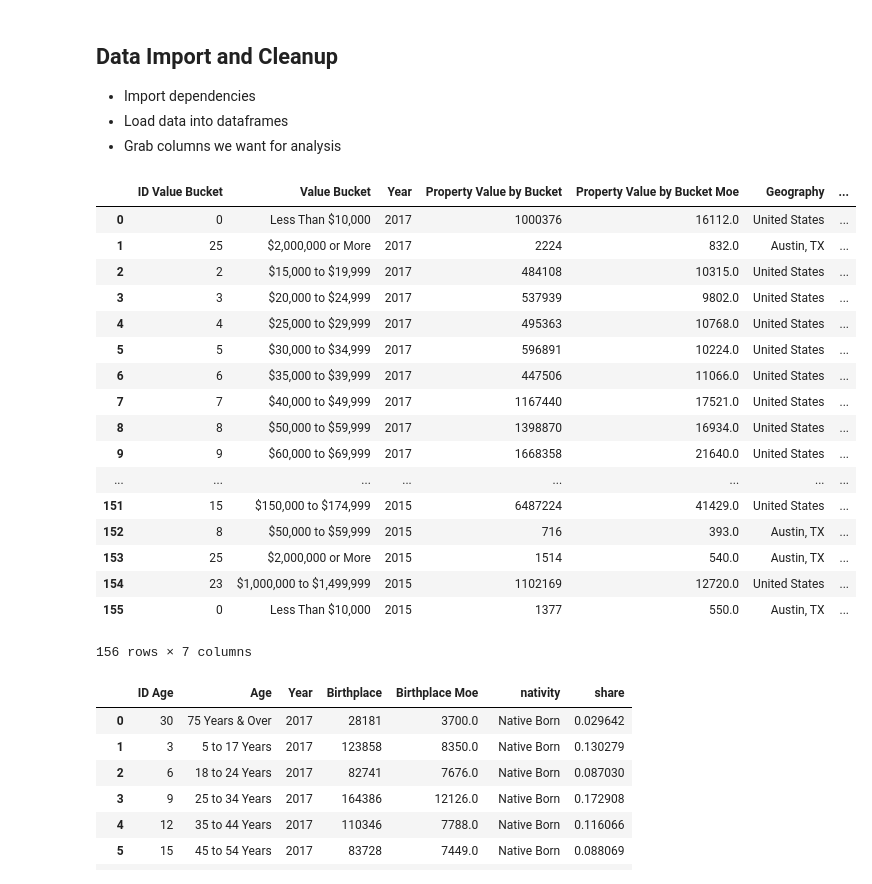
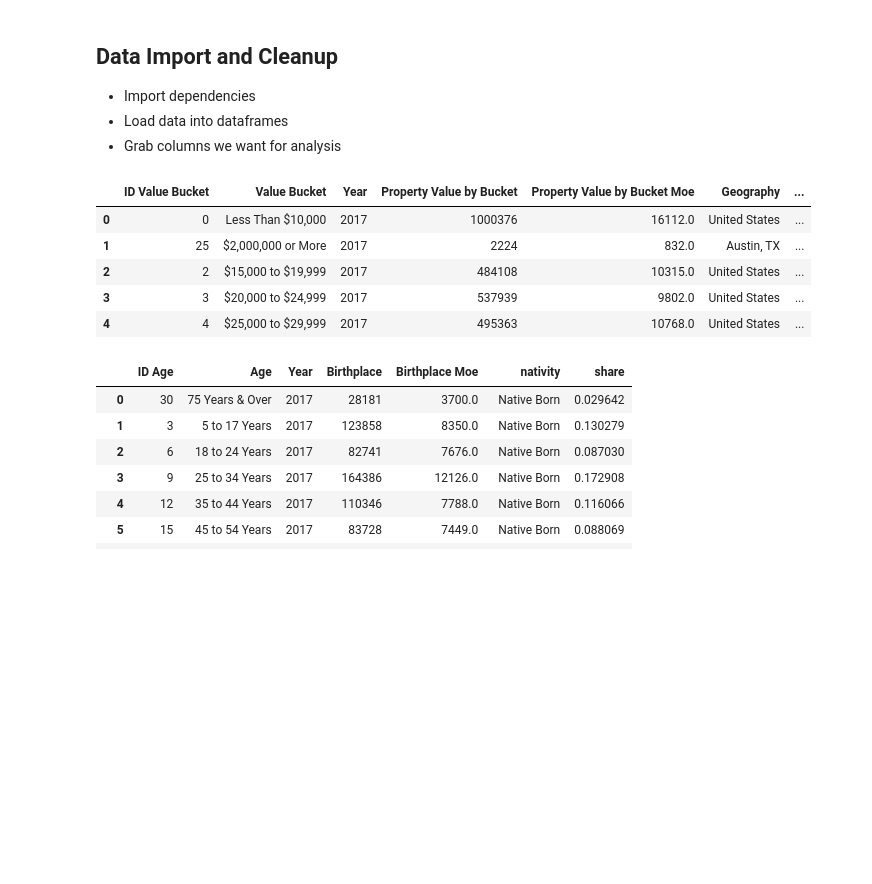
Before and after one commit to aktavern/Project-1, a Jupyter notebook: Project 1 - Final Data Analysis.ipynb, the cells around one changed output. Drawn from its saved outputs; the diff is of its cells as text; code cells hidden in the pictures; blank space fills up the shorter version.

```diff
--- a/Project 1 - Final Data Analysis.ipynb
+++ b/Project 1 - Final Data Analysis.ipynb
@@ -23,31 +23,19 @@ austin_income = pd.read_csv("data/austin_median_household_income.csv")
 # %%
 # grab columns we want about propery data
 property_value = property_value[['ID Value Bucket',
                 'Value Bucket',
                'Year',
                'Property Value by Bucket',
                'Property Value by Bucket Moe',
                'Geography',
                'share']]
-property_value
+property_value.head()
 # %% [output]
 |  | ID Value Bucket | Value Bucket | Year | Property Value by Bucket | Property Value by Bucket Moe | Geography | ... |
 | 0 | 0 | Less Than $10,000 | 2017 | 1000376 | 16112.0 | United States | ... |
 | 1 | 25 | $2,000,000 or More | 2017 | 2224 | 832.0 | Austin, TX | ... |
 | 2 | 2 | $15,000 to $19,999 | 2017 | 484108 | 10315.0 | United States | ... |
 | 3 | 3 | $20,000 to $24,999 | 2017 | 537939 | 9802.0 | United States | ... |
 | 4 | 4 | $25,000 to $29,999 | 2017 | 495363 | 10768.0 | United States | ... |
-| 5 | 5 | $30,000 to $34,999 | 2017 | 596891 | 10224.0 | United States | ... |
-| 6 | 6 | $35,000 to $39,999 | 2017 | 447506 | 11066.0 | United States | ... |
-| 7 | 7 | $40,000 to $49,999 | 2017 | 1167440 | 17521.0 | United States | ... |
-| 8 | 8 | $50,000 to $59,999 | 2017 | 1398870 | 16934.0 | United States | ... |
-| 9 | 9 | $60,000 to $69,999 | 2017 | 1668358 | 21640.0 | United States | ... |
-| ... | ... | ... | ... | ... | ... | ... | ... |
-| 151 | 15 | $150,000 to $174,999 | 2015 | 6487224 | 41429.0 | United States | ... |
-| 152 | 8 | $50,000 to $59,999 | 2015 | 716 | 393.0 | Austin, TX | ... |
-| 153 | 25 | $2,000,000 or More | 2015 | 1514 | 540.0 | Austin, TX | ... |
-| 154 | 23 | $1,000,000 to $1,499,999 | 2015 | 1102169 | 12720.0 | United States | ... |
-| 155 | 0 | Less Than $10,000 | 2015 | 1377 | 550.0 | Austin, TX | ... |
-156 rows × 7 columns
 # %%
 # grab columns we want about population data
```
Also changed, not shown: parts of 8 cells of this notebook.
